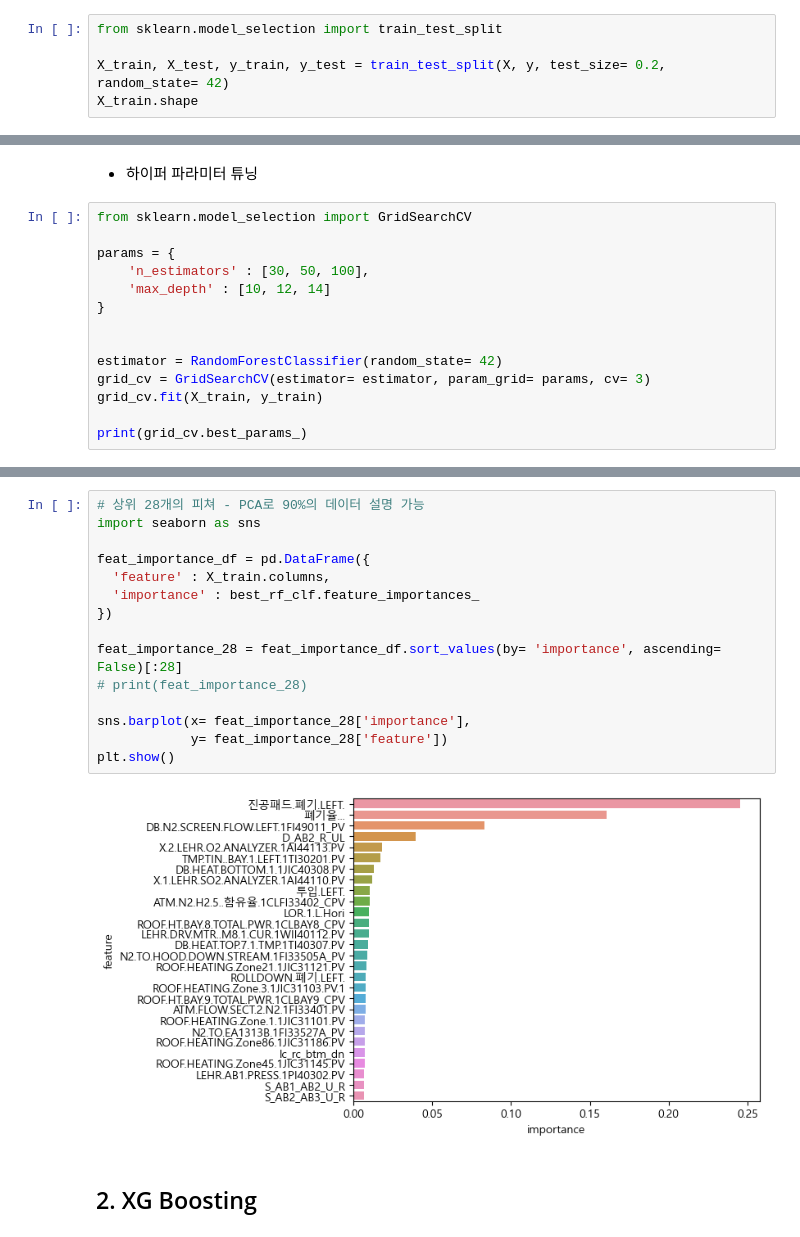
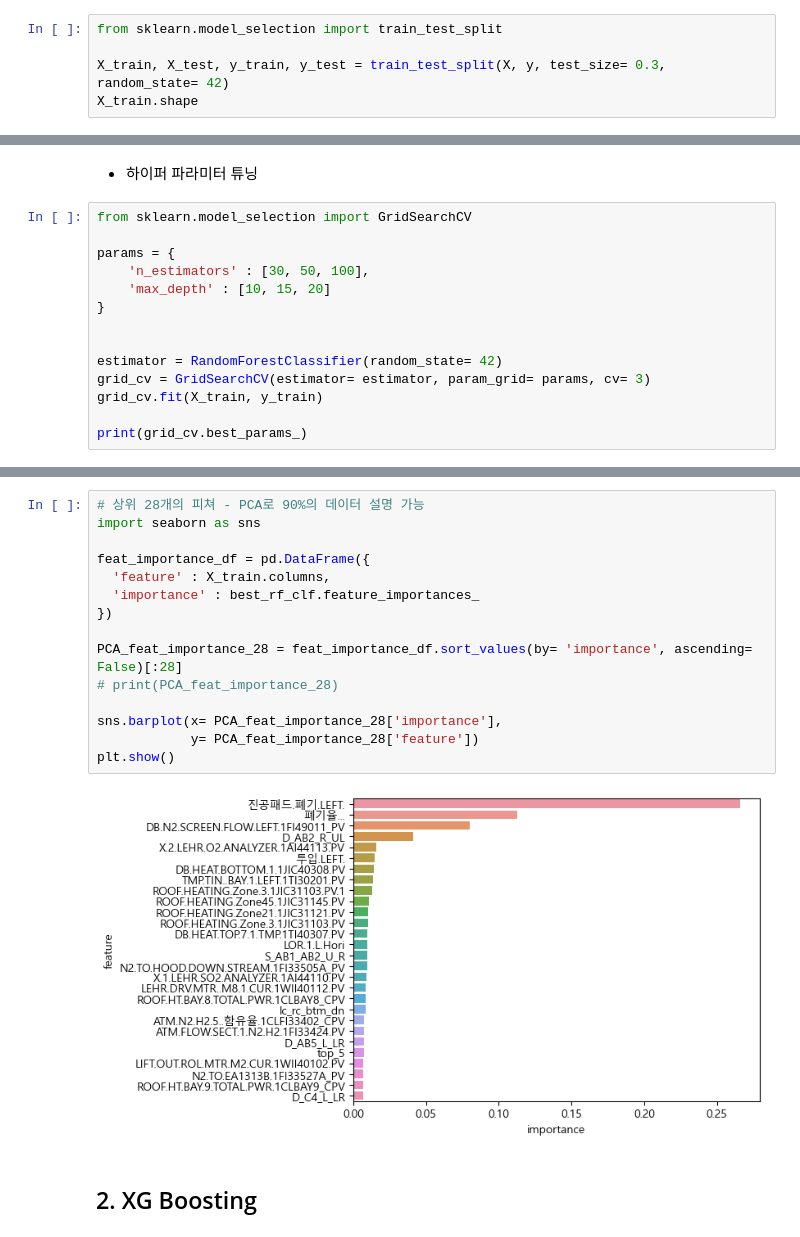
Before and after one commit to gmlwlswls/LGD_anomaly_detection, a Jupyter notebook: 01. 모델링/model_L.Vac.ipynb, the cells around one changed output, grey strips where cells are left out. Drawn from its saved outputs; the diff is of its cells as text.

```diff
--- a/01. 모델링/model_L.Vac.ipynb
+++ b/01. 모델링/model_L.Vac.ipynb
@@ -59,6 +59,6 @@ X.shape
 # %%
 from sklearn.model_selection import train_test_split
 
-X_train, X_test, y_train, y_test = train_test_split(X, y, test_size= 0.2, random_state= 42)
+X_train, X_test, y_train, y_test = train_test_split(X, y, test_size= 0.3, random_state= 42)
 X_train.shape
 # %% [output]
@@ -125,7 +126,7 @@ from sklearn.model_selection import GridSearchCV
 
 params = {
     'n_estimators' : [30, 50, 100],
-    'max_depth' : [10, 12, 14]
+    'max_depth' : [10, 15, 20]
 }
 
 
@@ -150,20 +151,20 @@ test 재현율 : 0.9521531100478469
 # %%
 # 상위 28개의 피쳐 - PCA로 90%의 데이터 설명 가능
 import seaborn as sns
 
 feat_importance_df = pd.DataFrame({
   'feature' : X_train.columns,
   'importance' : best_rf_clf.feature_importances_
 })
 
-feat_importance_28 = feat_importance_df.sort_values(by= 'importance', ascending= False)[:28]
-# print(feat_importance_28)
+PCA_feat_importance_28 = feat_importance_df.sort_values(by= 'importance', ascending= False)[:28]
+# print(PCA_feat_importance_28)
 
-sns.barplot(x= feat_importance_28['importance'],
-            y= feat_importance_28['feature'])
+sns.barplot(x= PCA_feat_importance_28['importance'],
+            y= PCA_feat_importance_28['feature'])
 plt.show()
 # %% [output]
-[figure, old version]
+[figure, new version]
 # %% [markdown]
 ## 2. XG Boosting
 # %%
```
Also changed, not shown: parts of 18 cells of this notebook, 3 other files.
